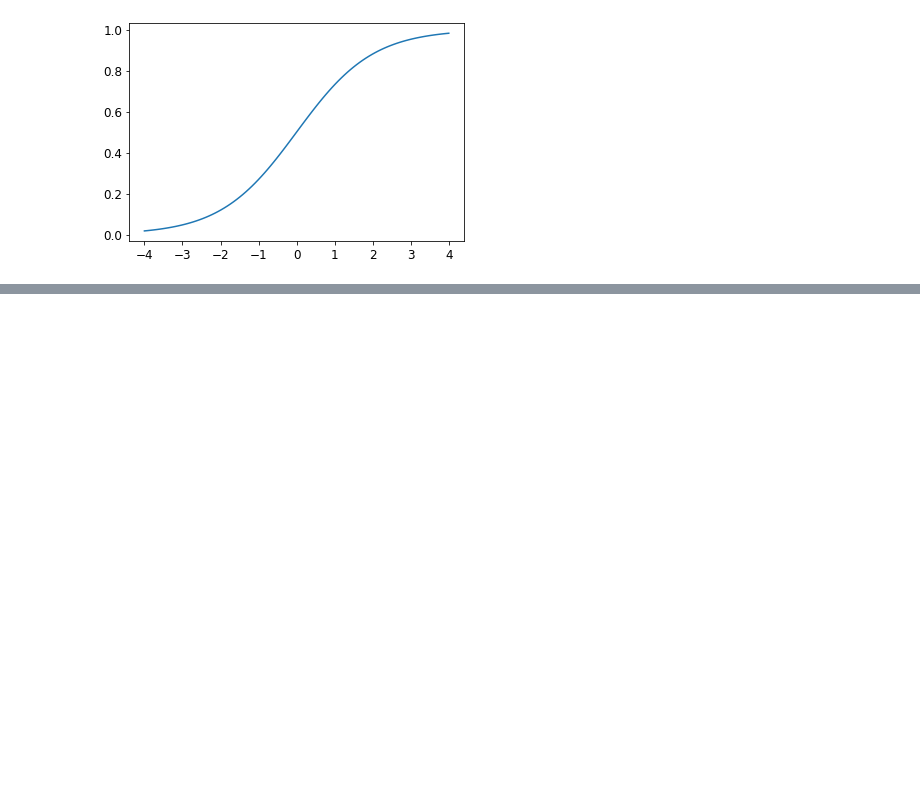
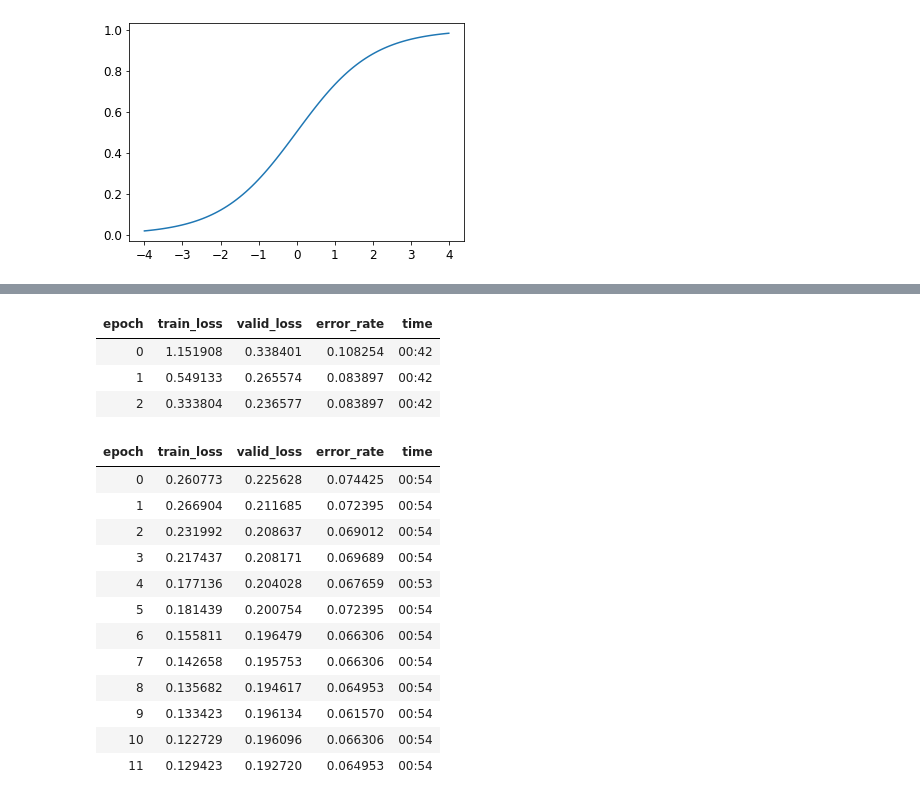
Before and after one commit to jonworkman88/fastbook, a Jupyter notebook: clean/Jon_files/05_pets.ipynb, the cells around one changed output, grey strips where cells are left out. Cells and saved outputs as stored; diff of their text form; code cells hidden in the pictures; blank space fills up the shorter version.

```diff
--- a/clean/Jon_files/05_pets.ipynb
+++ b/clean/Jon_files/05_pets.ipynb
@@ -102,0 +178,23 @@ def softmax ( x ): return exp ( x ) / exp ( x ) . sum ( dim = 1 , keepdim = True
+# %%
+learn = cnn_learner ( dls , resnet34 , metrics = error_rate )
+learn . fit_one_cycle ( 3 , 3e-3 )
+learn . unfreeze ()
+learn . fit_one_cycle ( 12 , lr_max = slice ( 1e-6 , 1e-4 ))
+# %% [output]
+| epoch | train_loss | valid_loss | error_rate | time |
+| 0 | 1.151908 | 0.338401 | 0.108254 | 00:42 |
+| 1 | 0.549133 | 0.265574 | 0.083897 | 00:42 |
+| 2 | 0.333804 | 0.236577 | 0.083897 | 00:42 |
+| epoch | train_loss | valid_loss | error_rate | time |
+| 0 | 0.260773 | 0.225628 | 0.074425 | 00:54 |
+| 1 | 0.266904 | 0.211685 | 0.072395 | 00:54 |
+| 2 | 0.231992 | 0.208637 | 0.069012 | 00:54 |
+| 3 | 0.217437 | 0.208171 | 0.069689 | 00:54 |
+| 4 | 0.177136 | 0.204028 | 0.067659 | 00:53 |
+| 5 | 0.181439 | 0.200754 | 0.072395 | 00:54 |
+| 6 | 0.155811 | 0.196479 | 0.066306 | 00:54 |
+| 7 | 0.142658 | 0.195753 | 0.066306 | 00:54 |
+| 8 | 0.135682 | 0.194617 | 0.064953 | 00:54 |
+| 9 | 0.133423 | 0.196134 | 0.061570 | 00:54 |
+| 10 | 0.122729 | 0.196096 | 0.066306 | 00:54 |
+| 11 | 0.129423 | 0.192720 | 0.064953 | 00:54 |
```
Also changed, not shown: parts of 23 cells of this notebook, 1 other file.
